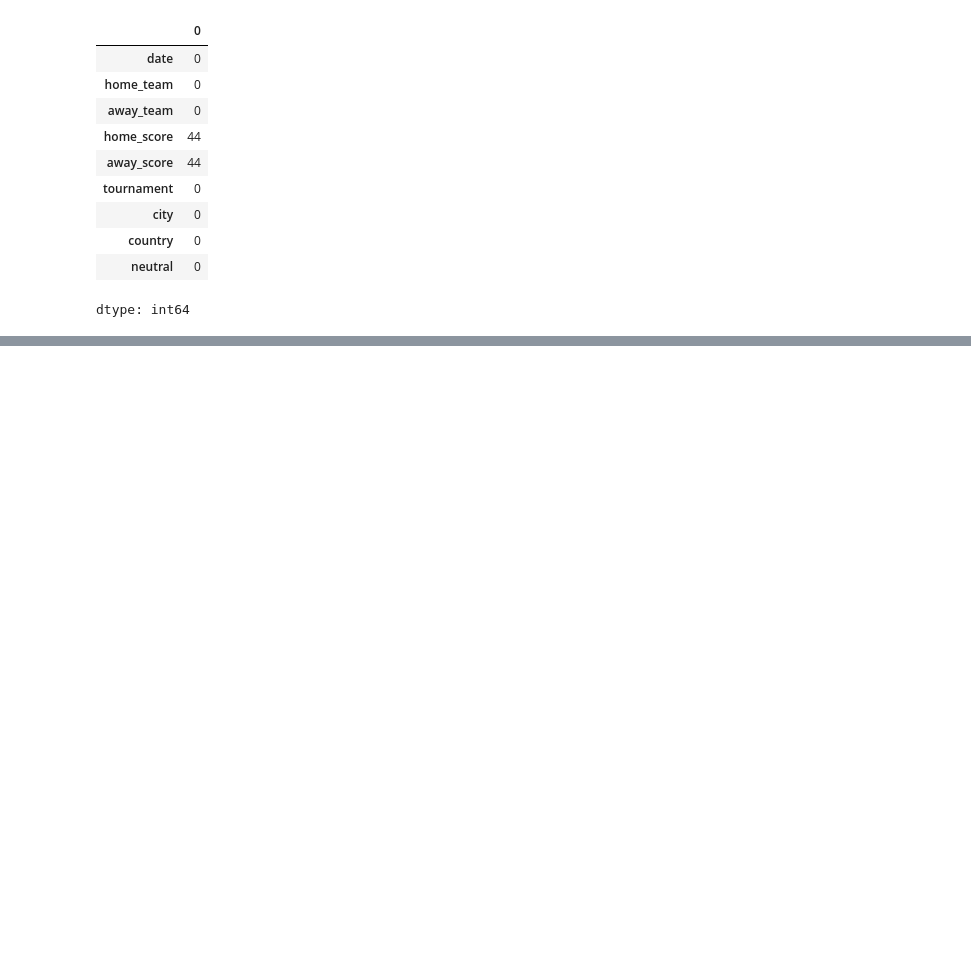
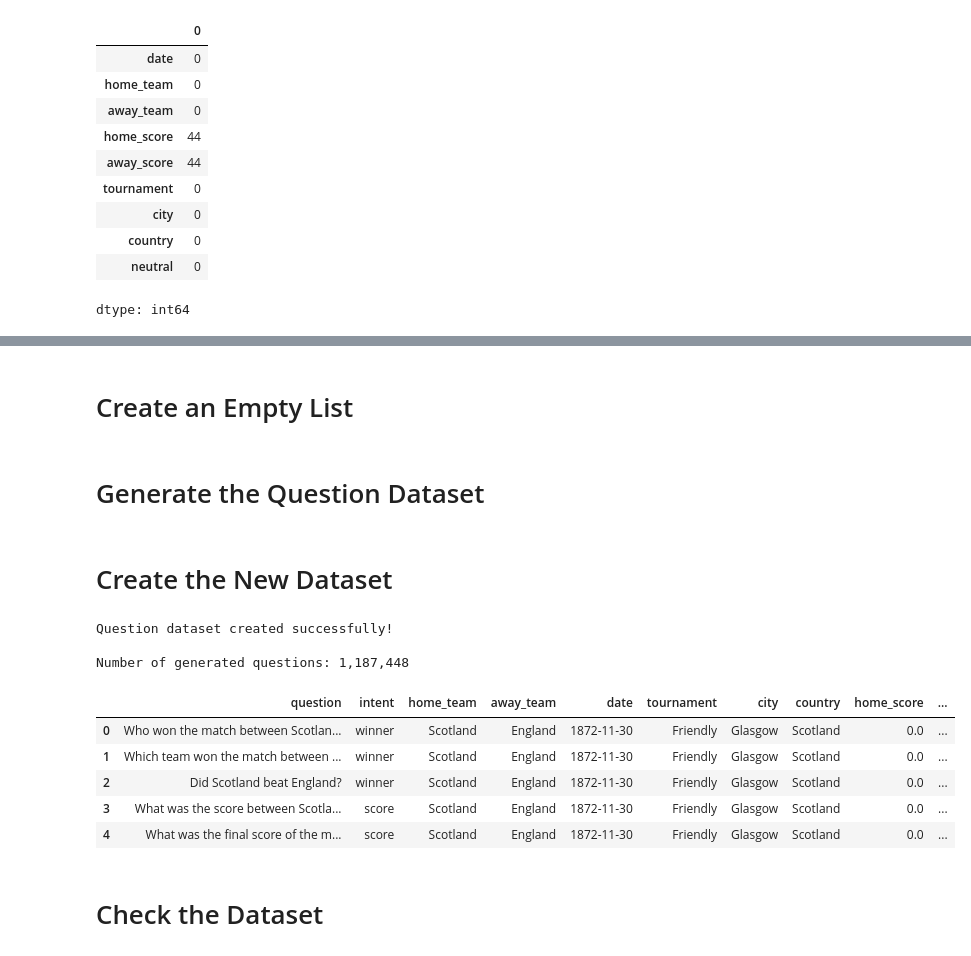
Before and after one commit to eshan14git/football-qa-nlp, a Jupyter notebook: notebooks/Disa_Football_NLQA_Project.ipynb, the cells around one changed output, grey strips where cells are left out. Drawn from its saved outputs; the diff is of its cells as text; code cells hidden in the pictures; blank space fills up the shorter version.

Commit message:
Implemented automatic NLP question dataset generation

```diff
--- a/notebooks/Disa_Football_NLQA_Project.ipynb
+++ b/notebooks/Disa_Football_NLQA_Project.ipynb
@@ -175,0 +229,6 @@ dtype: int64
+# %% [markdown]
+# Create an Empty List
+# %%
+generated_questions = []
+# %% [markdown]
+# Generate the Question Dataset
@@ -175,0 +281,22 @@ dtype: int64
+# %% [markdown]
+# Create the New Dataset
+# %%
+questions_df = pd.DataFrame(generated_questions)
+
+print("Question dataset created successfully!")
+
+print(f"\nNumber of generated questions: {len(questions_df):,}")
+
+questions_df.head()
+# %% [output]
+Question dataset created successfully!
+
+Number of generated questions: 1,187,448
+|  | question | intent | home_team | away_team | date | tournament | city | country | home_score | ... |
+| 0 | Who won the match between Scotlan... | winner | Scotland | England | 1872-11-30 | Friendly | Glasgow | Scotland | 0.0 | ... |
+| 1 | Which team won the match between ... | winner | Scotland | England | 1872-11-30 | Friendly | Glasgow | Scotland | 0.0 | ... |
+| 2 | Did Scotland beat England? | winner | Scotland | England | 1872-11-30 | Friendly | Glasgow | Scotland | 0.0 | ... |
+| 3 | What was the score between Scotla... | score | Scotland | England | 1872-11-30 | Friendly | Glasgow | Scotland | 0.0 | ... |
+| 4 | What was the final score of the m... | score | Scotland | England | 1872-11-30 | Friendly | Glasgow | Scotland | 0.0 | ... |
+# %% [markdown]
+# Check the Dataset
```
Also changed, not shown: parts of 6 cells of this notebook.
